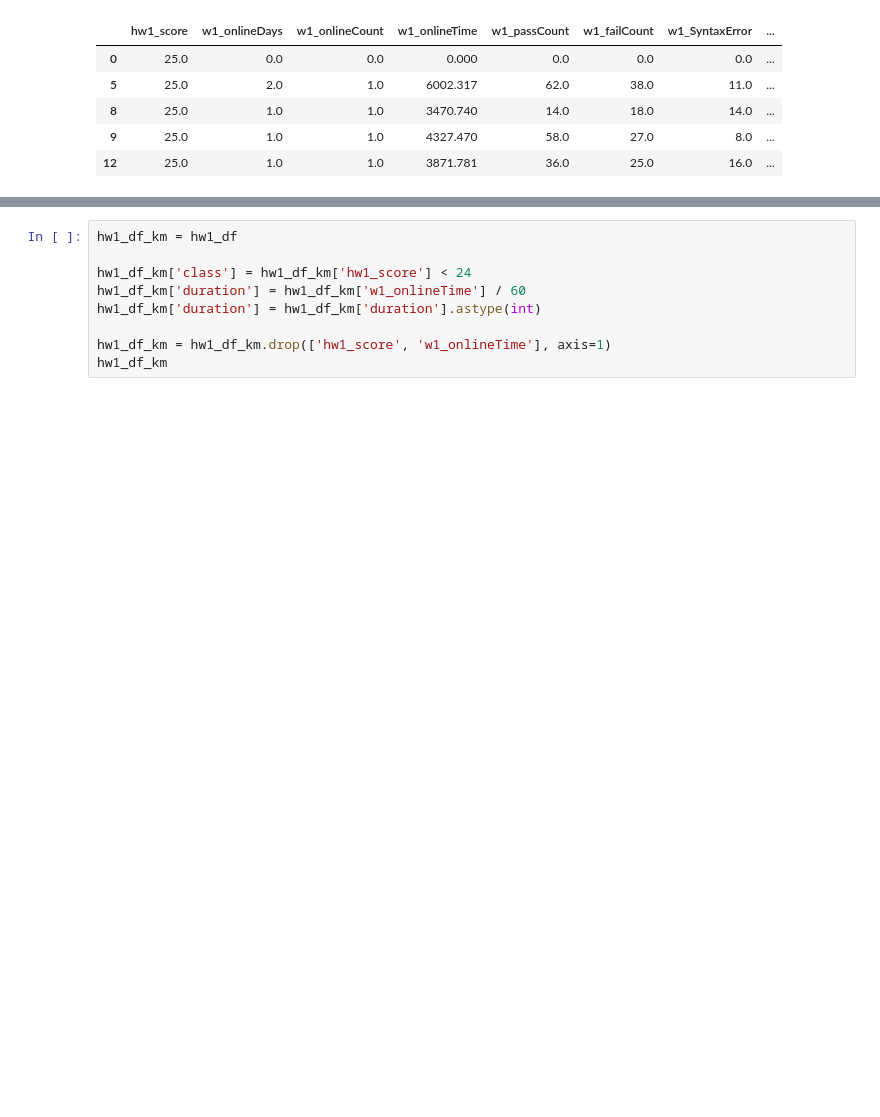
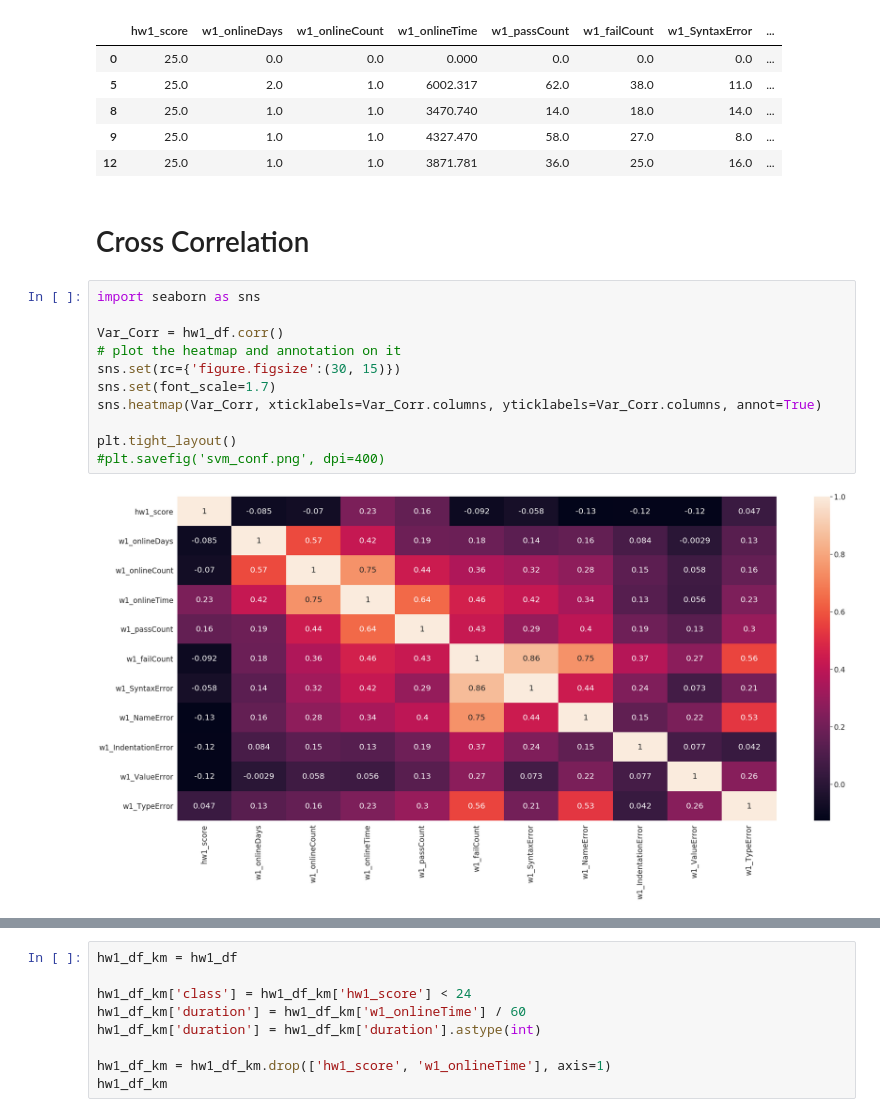
Before and after one commit to owen198/kslab, a Jupyter notebook: math_ct/Survival Analysis - math.ipynb, the cells around one changed output, grey strips where cells are left out. Drawn from its saved outputs; the diff is of its cells as text; blank space fills up the shorter version.

```diff
--- a/math_ct/Survival Analysis - math.ipynb
+++ b/math_ct/Survival Analysis - math.ipynb
@@ -40,3 +41,18 @@ hw1_df.head()
 | 8 | 25.0 | 1.0 | 1.0 | 3470.740 | 14.0 | 18.0 | 14.0 | ... |
 | 9 | 25.0 | 1.0 | 1.0 | 4327.470 | 58.0 | 27.0 | 8.0 | ... |
 | 12 | 25.0 | 1.0 | 1.0 | 3871.781 | 36.0 | 25.0 | 16.0 | ... |
+# %% [markdown]
+# Cross Correlation
+# %%
+import seaborn as sns
+
+Var_Corr = hw1_df.corr()
+# plot the heatmap and annotation on it
+sns.set(rc={'figure.figsize':(30, 15)})
+sns.set(font_scale=1.7)
+sns.heatmap(Var_Corr, xticklabels=Var_Corr.columns, yticklabels=Var_Corr.columns, annot=True)
+
+plt.tight_layout()
+#plt.savefig('svm_conf.png', dpi=400)
+# %% [output]
+[figure, added]
```
Also changed, not shown: parts of 14 cells of this notebook, 2 other files.
